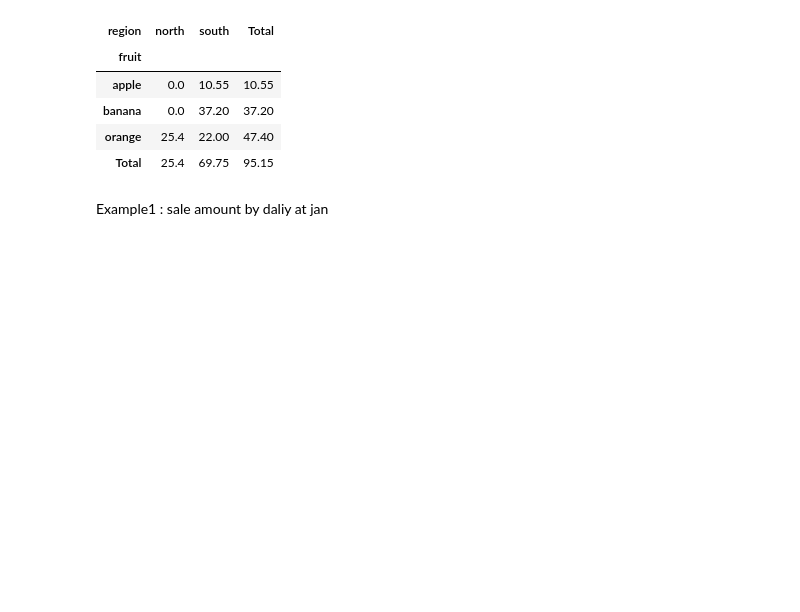
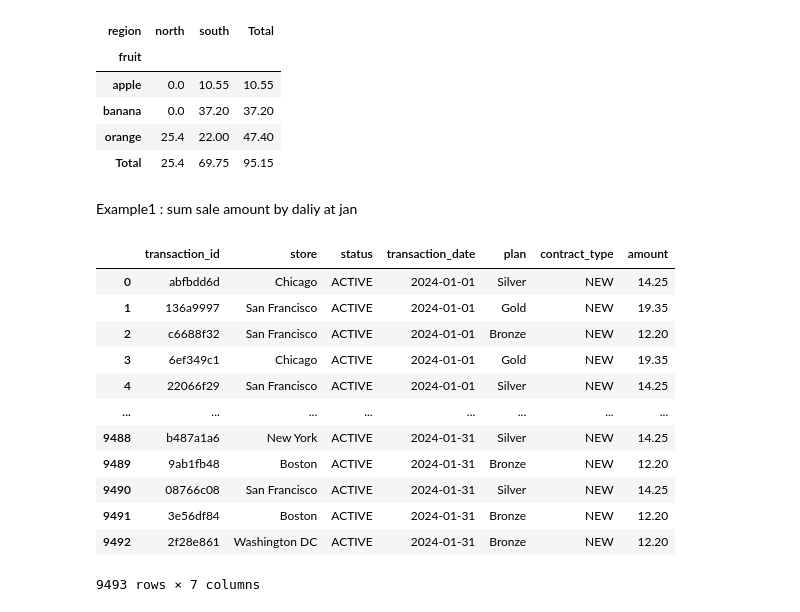
Before and after one commit to NMB-MIC/python_office_2025_02_13, a Jupyter notebook: src/02_pandas.ipynb, the cells around one changed output. Cells and saved outputs as stored; diff of their text form; code cells hidden in the pictures; blank space fills up the shorter version.

```diff
--- a/src/02_pandas.ipynb
+++ b/src/02_pandas.ipynb
@@ -858,4 +858,21 @@ pivot.fillna({"north":0})
 | orange | 25.4 | 22.00 | 47.40 |
 | Total | 25.4 | 69.75 | 95.15 |
 # %% [markdown]
-Example1 : sale amount by daliy at jan
+Example1 : sum sale amount by daliy at jan
+# %%
+df = pd.read_excel("data/sales_data/2024/January.xlsx")
+df
+# %% [output]
+|  | transaction_id | store | status | transaction_date | plan | contract_type | amount |
+| 0 | abfbdd6d | Chicago | ACTIVE | 2024-01-01 | Silver | NEW | 14.25 |
+| 1 | 136a9997 | San Francisco | ACTIVE | 2024-01-01 | Gold | NEW | 19.35 |
+| 2 | c6688f32 | San Francisco | ACTIVE | 2024-01-01 | Bronze | NEW | 12.20 |
+| 3 | 6ef349c1 | Chicago | ACTIVE | 2024-01-01 | Gold | NEW | 19.35 |
+| 4 | 22066f29 | San Francisco | ACTIVE | 2024-01-01 | Silver | NEW | 14.25 |
+| ... | ... | ... | ... | ... | ... | ... | ... |
+| 9488 | b487a1a6 | New York | ACTIVE | 2024-01-31 | Silver | NEW | 14.25 |
+| 9489 | 9ab1fb48 | Boston | ACTIVE | 2024-01-31 | Bronze | NEW | 12.20 |
+| 9490 | 08766c08 | San Francisco | ACTIVE | 2024-01-31 | Silver | NEW | 14.25 |
+| 9491 | 3e56df84 | Boston | ACTIVE | 2024-01-31 | Bronze | NEW | 12.20 |
+| 9492 | 2f28e861 | Washington DC | ACTIVE | 2024-01-31 | Bronze | NEW | 12.20 |
+9493 rows × 7 columns
```
Also changed, not shown: parts of 14 cells of this notebook.
